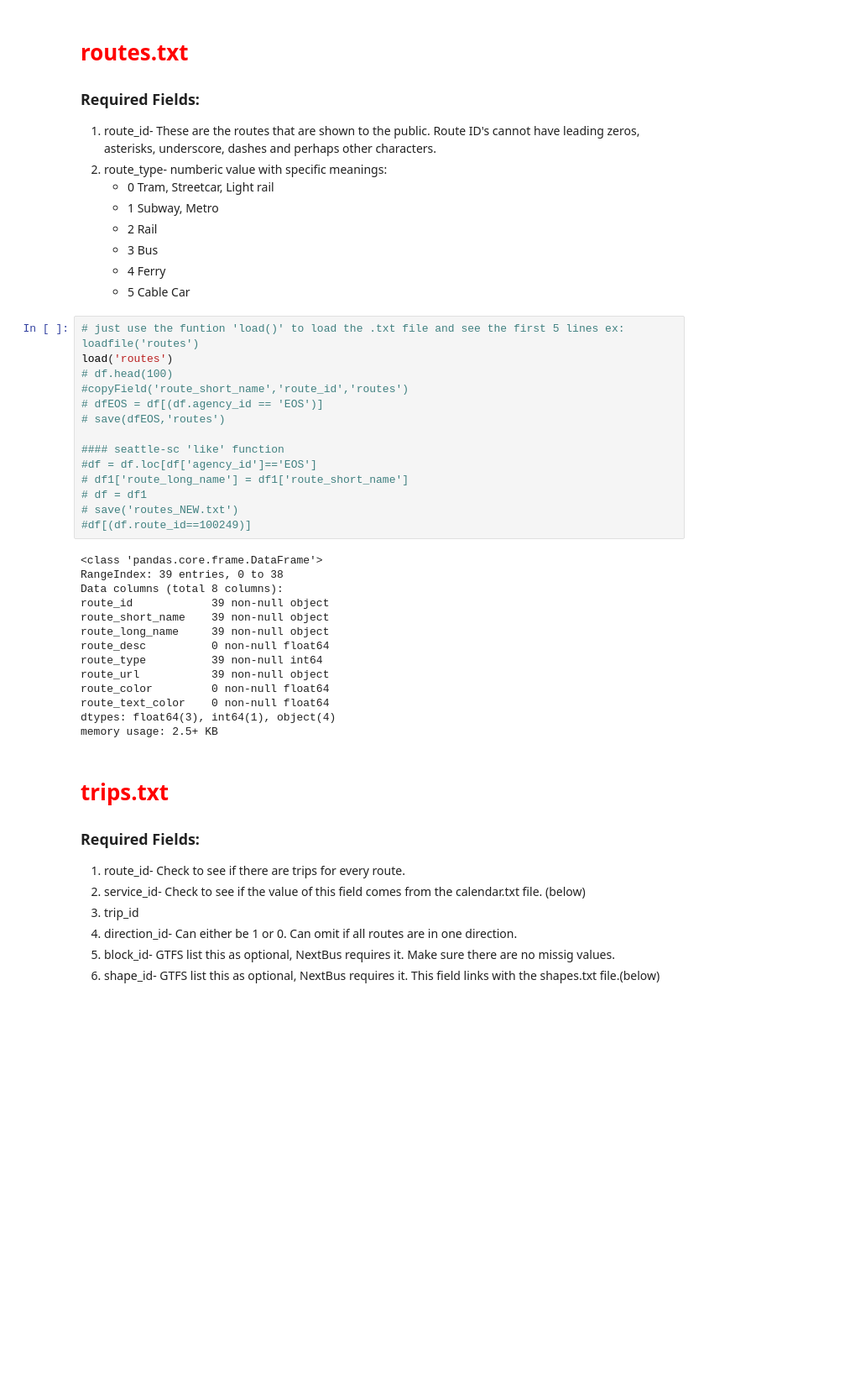
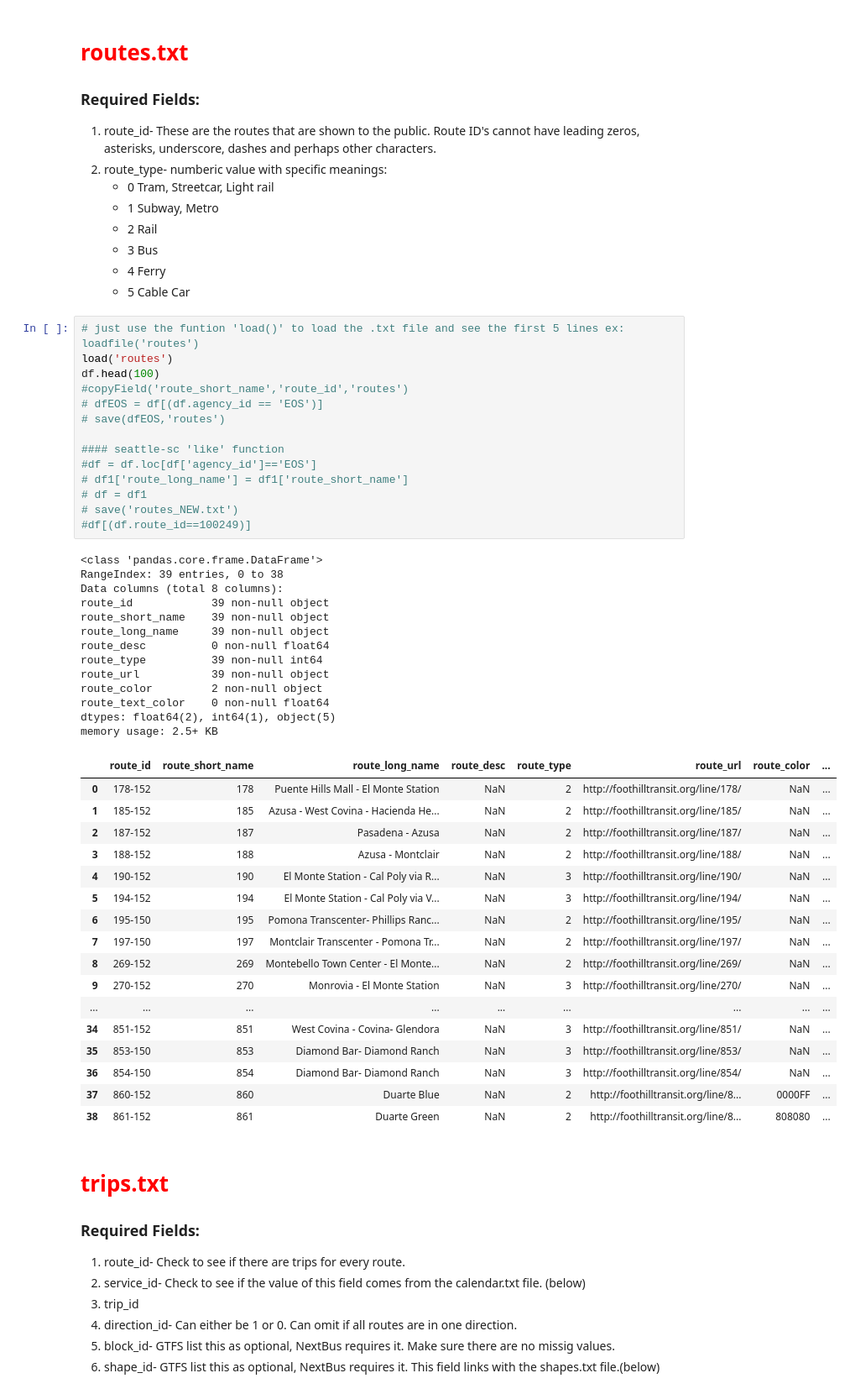
Before and after one commit to dandresen/work-gtfs-qa, a Jupyter notebook: QA-GTFS.ipynb, the cells around one changed output. Shown at 84% size. Drawn from its saved outputs; the diff is of its cells as text; blank space fills up the shorter version.

```diff
--- a/QA-GTFS.ipynb
+++ b/QA-GTFS.ipynb
@@ -175,31 +177,48 @@ memory usage: 120.0+ bytes
 # %%
 # just use the funtion 'load()' to load the .txt file and see the first 5 lines ex: loadfile('routes')
 load('routes')
-# df.head(100)
+df.head(100)
 #copyField('route_short_name','route_id','routes')
 # dfEOS = df[(df.agency_id == 'EOS')]
 # save(dfEOS,'routes')
 
 #### seattle-sc 'like' function
 #df = df.loc[df['agency_id']=='EOS']
 # df1['route_long_name'] = df1['route_short_name']
 # df = df1
 # save('routes_NEW.txt')
 #df[(df.route_id==100249)]
 # %% [output]
 <class 'pandas.core.frame.DataFrame'>
 RangeIndex: 39 entries, 0 to 38
 Data columns (total 8 columns):
 route_id            39 non-null object
 route_short_name    39 non-null object
 route_long_name     39 non-null object
 route_desc          0 non-null float64
 route_type          39 non-null int64
 route_url           39 non-null object
-route_color         0 non-null float64
+route_color         2 non-null object
 route_text_color    0 non-null float64
-dtypes: float64(3), int64(1), object(4)
+dtypes: float64(2), int64(1), object(5)
 memory usage: 2.5+ KB
+|  | route_id | route_short_name | route_long_name | route_desc | route_type | route_url | route_color | ... |
+| 0 | 178-152 | 178 | Puente Hills Mall - El Monte Station | NaN | 2 | http://foothilltransit.org/line/178/ | NaN | ... |
+| 1 | 185-152 | 185 | Azusa - West Covina - Hacienda He... | NaN | 2 | http://foothilltransit.org/line/185/ | NaN | ... |
+| 2 | 187-152 | 187 | Pasadena - Azusa | NaN | 2 | http://foothilltransit.org/line/187/ | NaN | ... |
+| 3 | 188-152 | 188 | Azusa - Montclair | NaN | 2 | http://foothilltransit.org/line/188/ | NaN | ... |
+| 4 | 190-152 | 190 | El Monte Station - Cal Poly via R... | NaN | 3 | http://foothilltransit.org/line/190/ | NaN | ... |
+| 5 | 194-152 | 194 | El Monte Station - Cal Poly via V... | NaN | 3 | http://foothilltransit.org/line/194/ | NaN | ... |
+| 6 | 195-150 | 195 | Pomona Transcenter- Phillips Ranc... | NaN | 2 | http://foothilltransit.org/line/195/ | NaN | ... |
+| 7 | 197-150 | 197 | Montclair Transcenter - Pomona Tr... | NaN | 2 | http://foothilltransit.org/line/197/ | NaN | ... |
+| 8 | 269-152 | 269 | Montebello Town Center - El Monte... | NaN | 2 | http://foothilltransit.org/line/269/ | NaN | ... |
+| 9 | 270-152 | 270 | Monrovia - El Monte Station | NaN | 3 | http://foothilltransit.org/line/270/ | NaN | ... |
+| ... | ... | ... | ... | ... | ... | ... | ... | ... |
+| 34 | 851-152 | 851 | West Covina - Covina- Glendora | NaN | 3 | http://foothilltransit.org/line/851/ | NaN | ... |
+| 35 | 853-150 | 853 | Diamond Bar- Diamond Ranch | NaN | 3 | http://foothilltransit.org/line/853/ | NaN | ... |
+| 36 | 854-150 | 854 | Diamond Bar- Diamond Ranch | NaN | 3 | http://foothilltransit.org/line/854/ | NaN | ... |
+| 37 | 860-152 | 860 | Duarte Blue | NaN | 2 | http://foothilltransit.org/line/8... | 0000FF | ... |
+| 38 | 861-152 | 861 | Duarte Green | NaN | 2 | http://foothilltransit.org/line/8... | 808080 | ... |
 # %% [markdown]
 # <span style="color:red">trips.txt</span>
 
```
Also changed, not shown: parts of 7 cells of this notebook, 1 other file.
